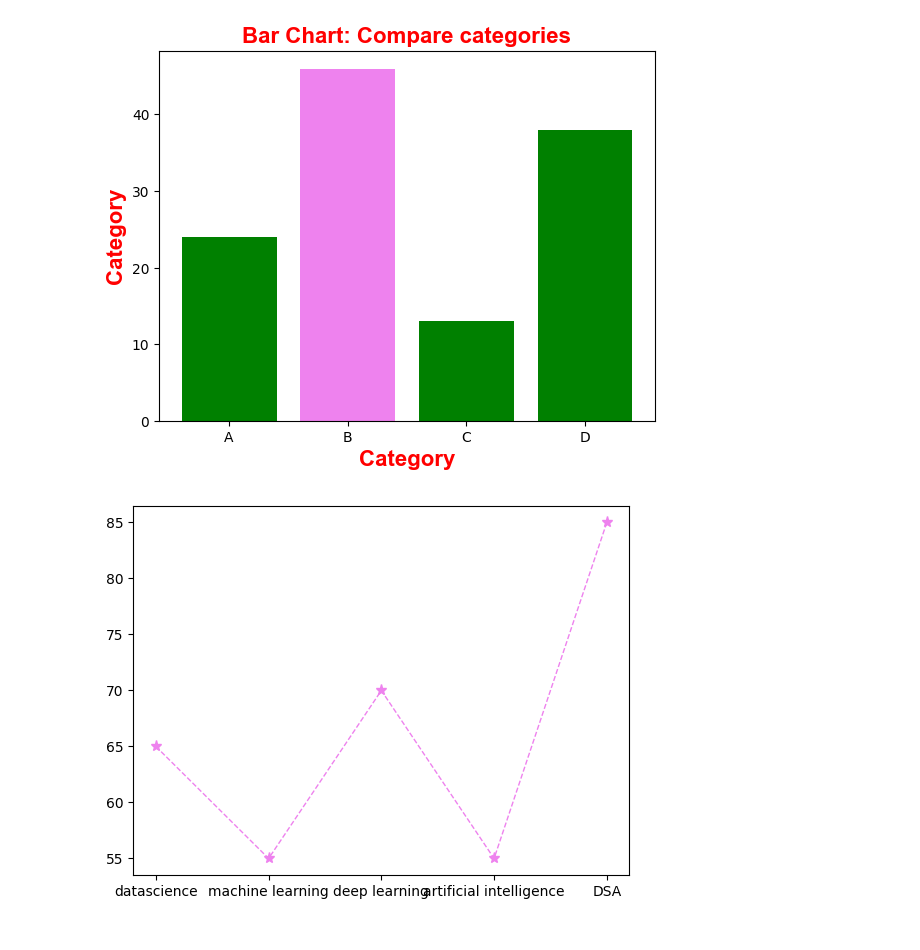
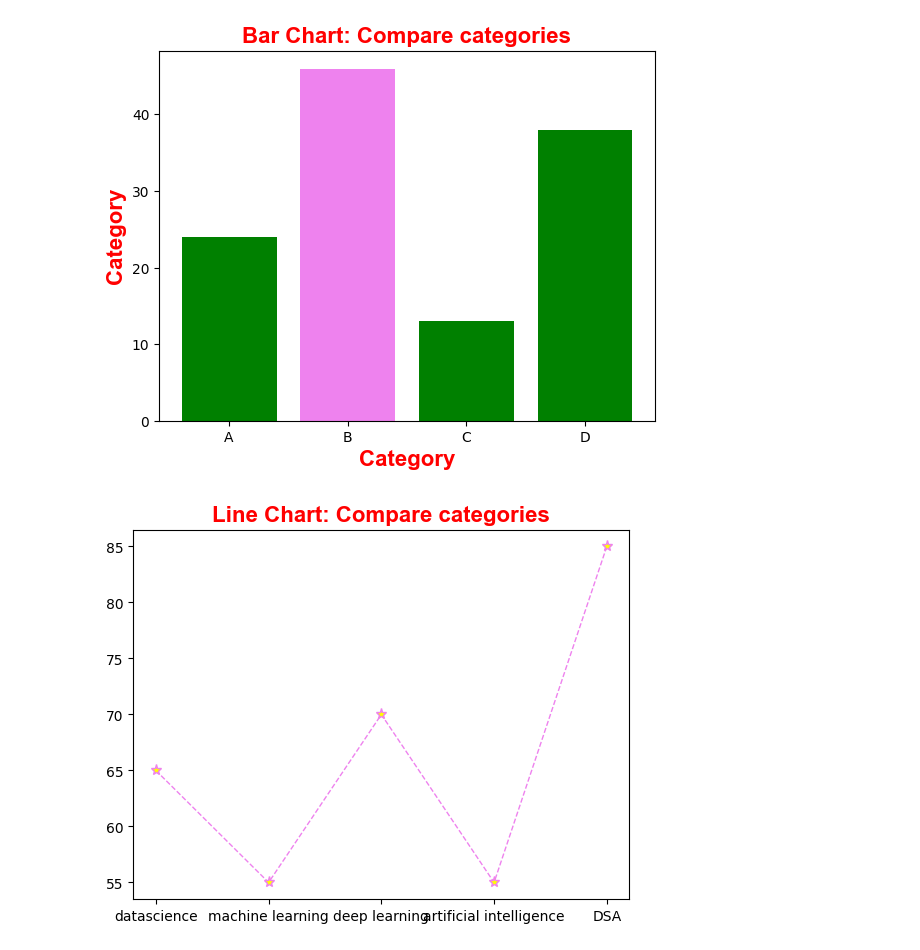
Before and after one commit to AaminSingh/Data-Science-, a Jupyter notebook: Day_9/matplotlib.ipynb, the cells around one changed output. Drawn from its saved outputs; the diff is of its cells as text; code cells hidden in the pictures.

```diff
--- a/Day_9/matplotlib.ipynb
+++ b/Day_9/matplotlib.ipynb
@@ -39,7 +39,13 @@ Text(0, 0.5, 'Category')
 # %%
 domain =['datascience','machine learning','deep learning','artificial intelligence','DSA']
 cutoff =[65,55,70,55,85]
-plt.plot(domain,cutoff,marker = '*',color= "violet", linestyle = '--',linewidth = 1,markersize = 8)
+plt.plot(domain,cutoff,marker = '*',color= "violet", linestyle = '--',linewidth = 1,markersize = 8,markerfacecolor ="yellow")
+plt.title("Line Chart: Compare categories",fontdict={
+    "fontsize":16,
+    "fontweight":"bold",
+    "color":"red",
+    "family":"Arial" #font family
+})
 plt.show()
 # %% [output]
-[figure, old version]
+[figure, new version]
```
Also changed, not shown: parts of 3 cells of this notebook.
